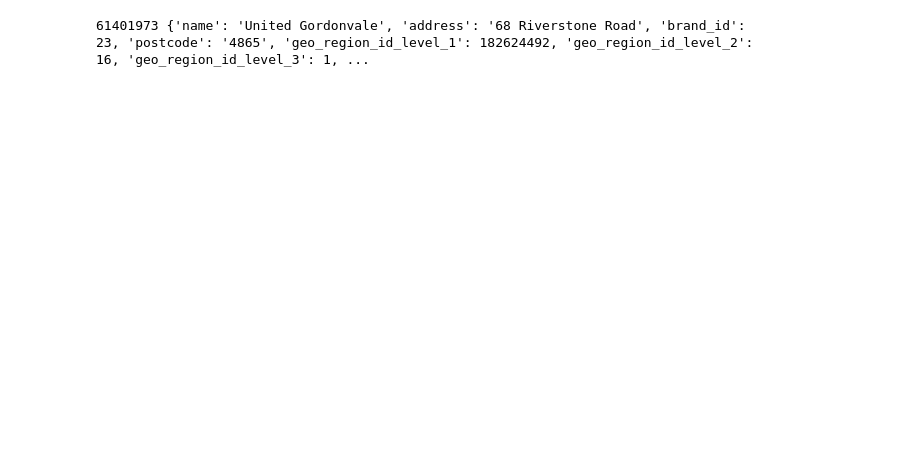
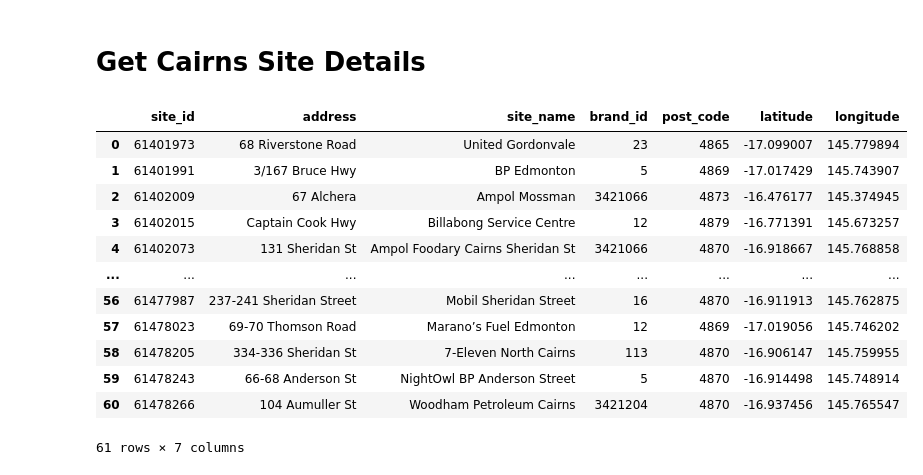
Before and after one commit to H-unter/Cairns-fuel-monitoring, a Jupyter notebook: request.ipynb, the cells around one changed output. Saved outputs shown, nothing was run; the diff lists cells and outputs as text; code cells hidden in the pictures; blank space fills up the shorter version.

```diff
--- a/request.ipynb
+++ b/request.ipynb
@@ -7,5 +14,9 @@ COUNTRY_ID = 21 # Australia
 # %%
+
+
+FUEL_API_SUBSCRIBER_URL = "https://fppdirectapi-prod.fuelpricesqld.com.au/Subscriber"
+FUEL_API_PRICE_URL = "https://fppdirectapi-prod.fuelpricesqld.com.au/Price"
 headers = {
-    "Authorization": f"FPDAPI SubscriberToken={TOKEN}",
+    "Authorization": f"FPDAPI SubscriberToken={FUEL_API_TOKEN}",
     "Content-Type": "application/json"
 }
@@ -12,7 +25,7 @@ headers = {
 # %%
-# 1. Find Cairns GeoRegionId
+# 1. Find Cairns GeoRegionId (dont need to run this every time as ive saved it to the constant CAIRNS_REGION_ID)
 response_regions = requests.get(
-    "https://fppdirectapi-prod.fuelpricesqld.com.au/Subscriber/GetCountryGeographicRegions",
+    f"{FUEL_API_SUBSCRIBER_URL}/GetCountryGeographicRegions",
     headers=headers,
     params={"countryId": COUNTRY_ID}
 )
@@ -23,5 +36,9 @@ cairns_region_id = next(
     for region in geo_regions
     if region["Name"] == "Cairns" and region["GeoRegionLevel"] == 2
 )
-print(f"Cairns GeoRegionId = {cairns_region_id}")
+
+geo_regions_df = pd.DataFrame(geo_regions)
+geo_regions_df
+# print(f"Cairns GeoRegionId = {cairns_region_id}")
+cairns_region_id
 # %% [output]
@@ -41,41 +94,41 @@ site_prices = response_prices.json()["SitePrices"]
+# %% [markdown]
+# Get Cairns Site Details
 # %%
 # 3. Get site details for Cairns (site names, addresses, etc)
 response_sites = requests.get(
-    "https://fppdirectapi-prod.fuelpricesqld.com.au/Subscriber/GetFullSiteDetails",
+    f"{FUEL_API_SUBSCRIBER_URL}/GetFullSiteDetails",
     headers=headers,
     params={
         "countryId": COUNTRY_ID,
         "geoRegionLevel": 2,
         "geoRegionId": cairns_region_id
     }
 )
 site_details = response_sites.json()["S"]
-
-# Map: site_id → site_name
-site_code_to_site_data = {
-    int(site["S"]): site["N"] for site in site_details
+site_details_df = pd.DataFrame(site_details)
+rename_map  = {
+    "S": "site_id",
+    "A": "address",
+    "N": "site_name",
+    "B": "brand_id",
+    "P": "post_code",
+    "Lat": "latitude",
+    "Lng": "longitude"
 }
+site_details_df = site_details_df.rename(columns=rename_map)[list(rename_map.values())]
+# site_details_df['brand_name'] = site_details_df['brand_id'].map(brand_id_to_brand_name)
+site_details_df
+# %% [output]
+|  | site_id | address | site_name | brand_id | post_code | latitude | longitude |
+| 0 | 61401973 | 68 Riverstone Road | United Gordonvale | 23 | 4865 | -17.099007 | 145.779894 |
+| 1 | 61401991 | 3/167 Bruce Hwy | BP Edmonton | 5 | 4869 | -17.017429 | 145.743907 |
+| 2 | 61402009 | 67 Alchera | Ampol Mossman | 3421066 | 4873 | -16.476177 | 145.374945 |
+| 3 | 61402015 | Captain Cook Hwy | Billabong Service Centre | 12 | 4879 | -16.771391 | 145.673257 |
+| 4 | 61402073 | 131 Sheridan St | Ampol Foodary Cairns Sheridan St | 3421066 | 4870 | -16.918667 | 145.768858 |
+| ... | ... | ... | ... | ... | ... | ... | ... |
+| 56 | 61477987 | 237-241 Sheridan Street | Mobil Sheridan Street | 16 | 4870 | -16.911913 | 145.762875 |
+| 57 | 61478023 | 69-70 Thomson Road | Marano’s Fuel Edmonton | 12 | 4869 | -17.019056 | 145.746202 |
+| 58 | 61478205 | 334-336 Sheridan St | 7-Eleven North Cairns | 113 | 4870 | -16.906147 | 145.759955 |
+| 59 | 61478243 | 66-68 Anderson St | NightOwl BP Anderson Street | 5 | 4870 | -16.914498 | 145.748914 |
+| 60 | 61478266 | 104 Aumuller St | Woodham Petroleum Cairns | 3421204 | 4870 | -16.937456 | 145.765547 |
+61 rows × 7 columns
-# %%
-
-site_entries = response_sites.json()["S"]
-
-site_code_to_site_data = {}
-for entry in site_entries:
-    site_id = int(entry["S"])
-    site_code_to_site_data[site_id] = {
-        "name": entry.get("N", ""),
-        "address": entry.get("A", ""),
-        "brand_id": int(entry["B"]) if entry.get("B") is not None else None,
-        "postcode": entry.get("P", ""),
-        "geo_region_id_level_1": entry.get("G1"),
-        "geo_region_id_level_2": entry.get("G2"),
-        "geo_region_id_level_3": entry.get("G3"),
-        "geo_region_id_level_4": entry.get("G4"),
-        "geo_region_id_level_5": entry.get("G5"),
-        "latitude": float(entry["Lat"]) if entry.get("Lat") is not None else None,
-        "longitude": float(entry["Lng"]) if entry.get("Lng") is not None else None,
-        "google_place_id": entry.get("GPI", ""),
-        "last_modified": entry.get("M"),  # ISO timestamp or None
-    }
-# %% [output]
-61401973 {'name': 'United Gordonvale', 'address': '68 Riverstone Road', 'brand_id': 23, 'postcode': '4865', 'geo_region_id_level_1': 182624492, 'geo_region_id_level_2': 16, 'geo_region_id_level_3': 1, ...
```
Also changed, not shown: parts of 12 cells of this notebook, 7 other files.
